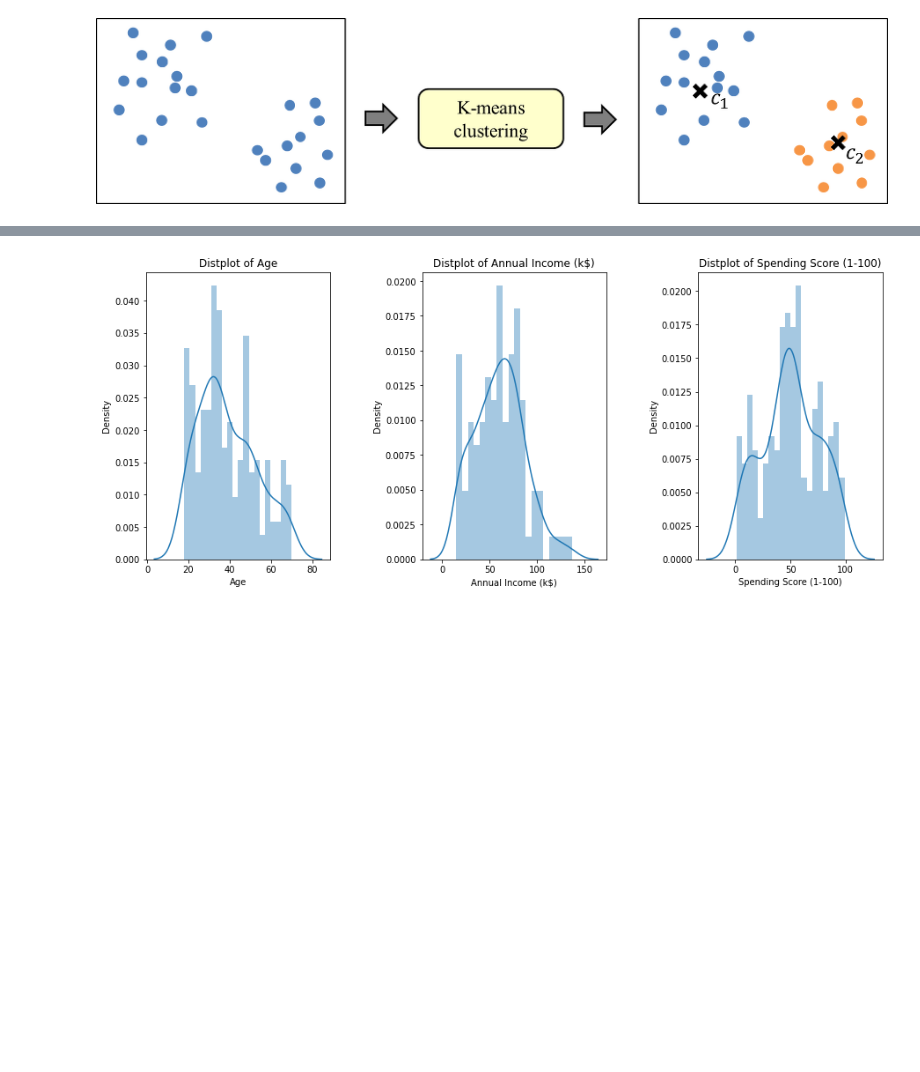
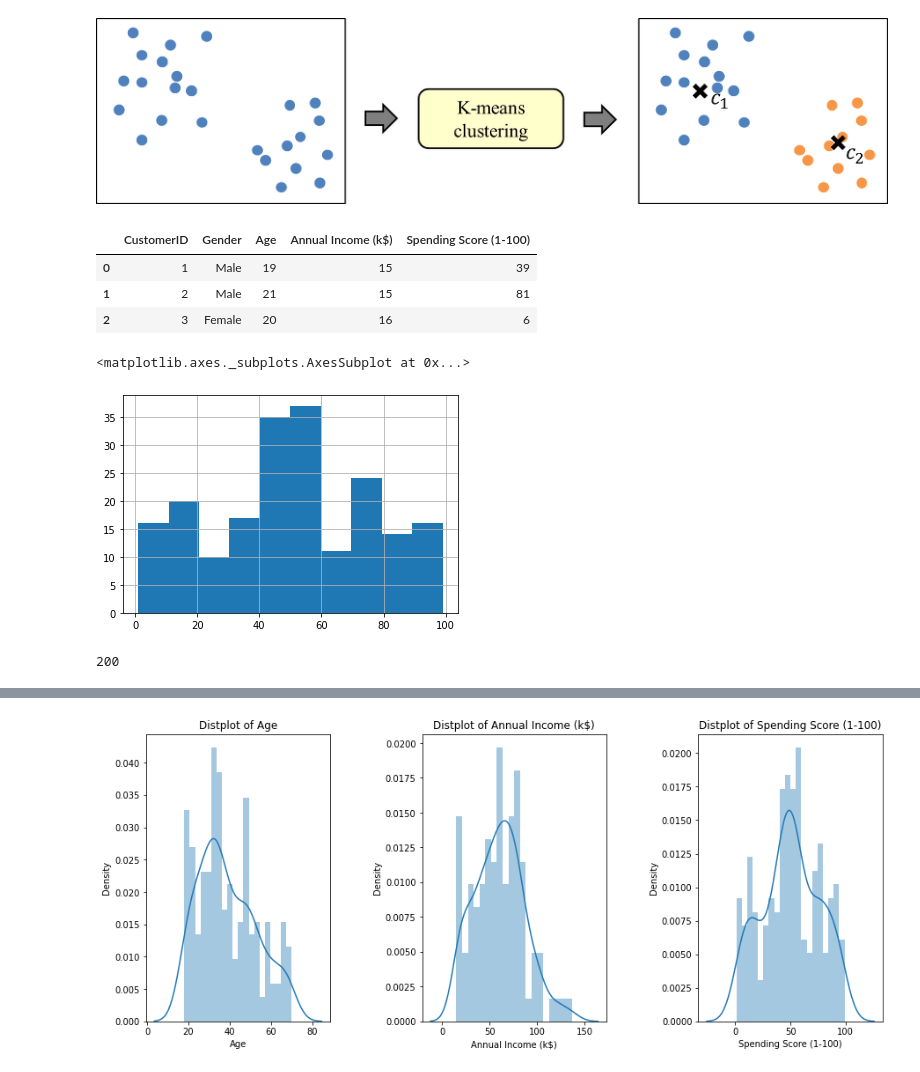
Before and after one commit to JSJeong-me/KOSA-Big-Data_Vision, a Jupyter notebook: Model/0-k-means-clustering.ipynb, the cells around one changed output, grey strips where cells are left out. Saved outputs shown, nothing was run; the diff lists cells and outputs as text; code cells hidden in the pictures; blank space fills up the shorter version.

```diff
--- a/Model/0-k-means-clustering.ipynb
+++ b/Model/0-k-means-clustering.ipynb
@@ -21,0 +26,16 @@ df.head()
+# %%
+df.head(3)
+# %% [output]
+|  | CustomerID | Gender | Age | Annual Income (k$) | Spending Score (1-100) |
+| 0 | 1 | Male | 19 | 15 | 39 |
+| 1 | 2 | Male | 21 | 15 | 81 |
+| 2 | 3 | Female | 20 | 16 | 6 |
+# %%
+df['Spending Score (1-100)'].hist()
+# %% [output]
+<matplotlib.axes._subplots.AxesSubplot at 0x...>
+[figure, added]
+# %%
+df.shape[0]
+# %% [output]
+200
```
Also changed, not shown: parts of 7 cells of this notebook.
